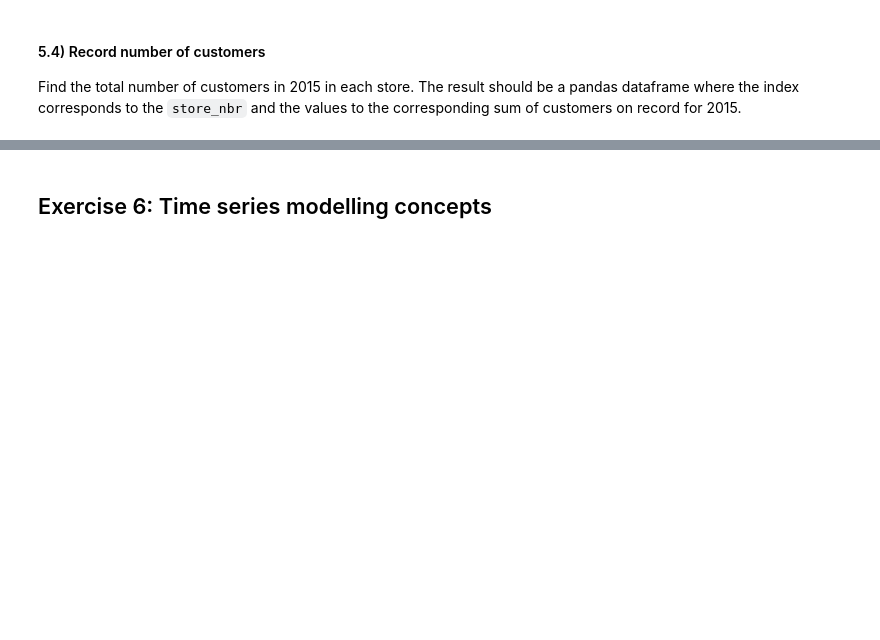
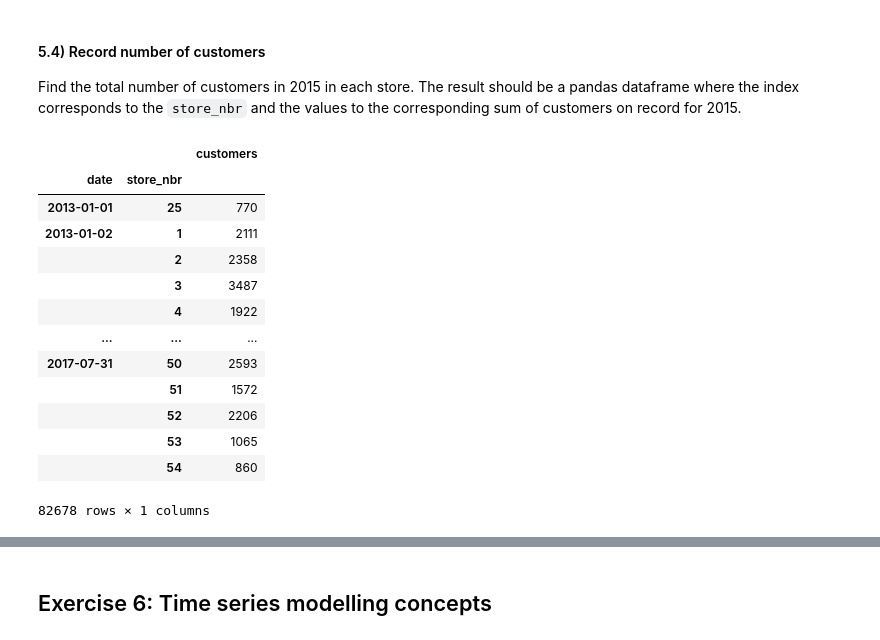
Before and after one commit to FranciscoDMO/batch6-workspace, a Jupyter notebook: S03 - Time Series/BLU04 - Time Series Concepts/Exercise notebook.ipynb, the cells around one changed output, grey strips where cells are left out. Cells and saved outputs as stored; diff of their text form; code cells hidden in the pictures; blank space fills up the shorter version.

```diff
--- a/S03 - Time Series/BLU04 - Time Series Concepts/Exercise notebook.ipynb
+++ b/S03 - Time Series/BLU04 - Time Series Concepts/Exercise notebook.ipynb
@@ -251,3 +244,7 @@ raise NotImplementedError()
+# %%
+chain['date'] = pd.to_datetime(chain.date, infer_datetime_format=True)
+chain =  chain.set_index(['date', 'store_nbr'])
+chain = chain.sort_index()
 # %%
 assert hashlib.sha256(str(chain.index.get_level_values(0).dtype).encode()).hexdigest() == \
         '261738f2e43a1c47a16f043b46deb993943d61f4a2bbe5ef4b03c3fb1af362b5', "First level of index should be a datetime!"
@@ -295,0 +288,17 @@ raise NotImplementedError()
+# %%
+chain
+# %% [output]
+|  |  | customers |
+| date | store_nbr |  |
+| 2013-01-01 | 25 | 770 |
+| 2013-01-02 | 1 | 2111 |
+|  | 2 | 2358 |
+|  | 3 | 3487 |
+|  | 4 | 1922 |
+| ... | ... | ... |
+| 2017-07-31 | 50 | 2593 |
+|  | 51 | 1572 |
+|  | 52 | 2206 |
+|  | 53 | 1065 |
+|  | 54 | 860 |
+82678 rows × 1 columns
```
Also changed, not shown: parts of 10 cells of this notebook.
